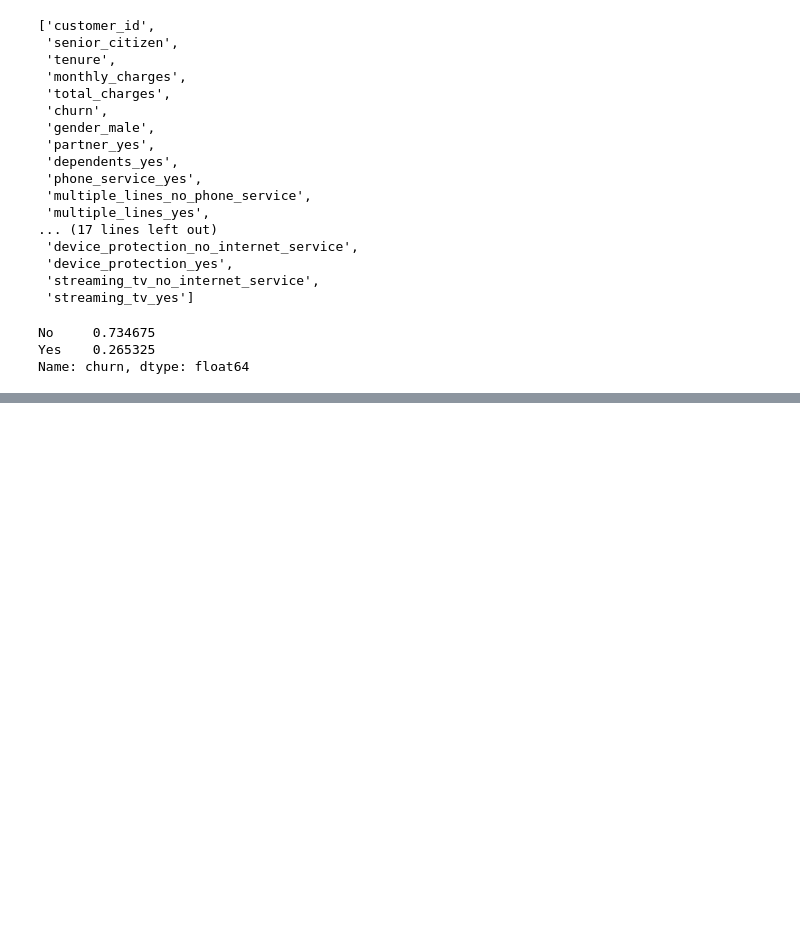
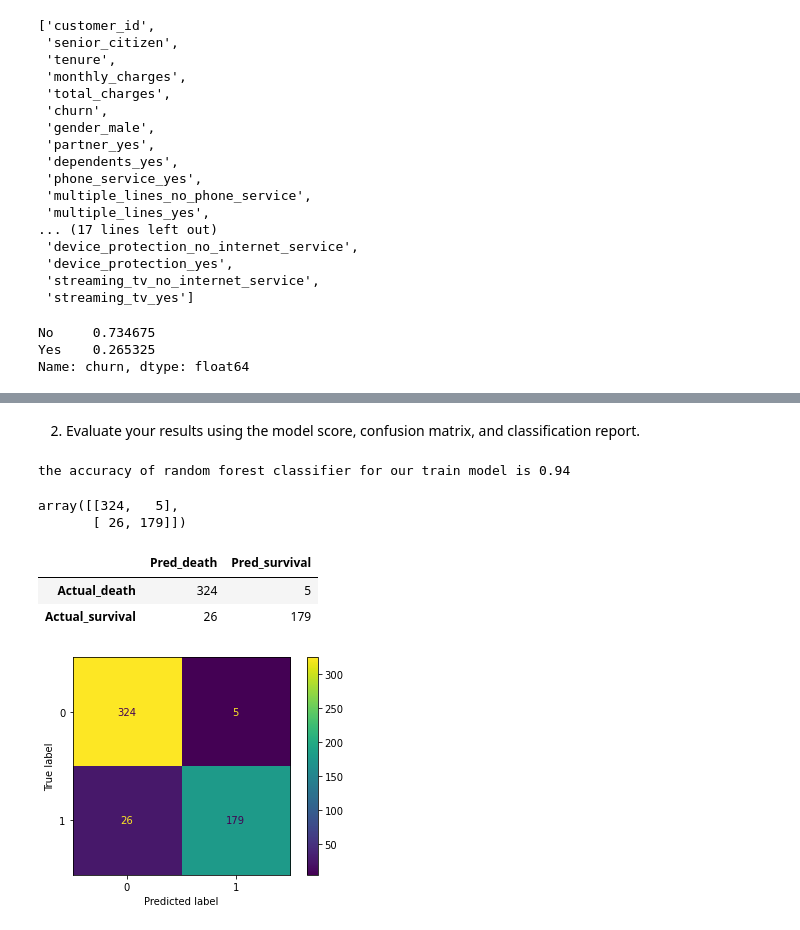
Before and after one commit to rajeshlamichhane04/classification_exercises, a Jupyter notebook: model.ipynb, the cells around one changed output, grey strips where cells are left out. Drawn from its saved outputs; the diff is of its cells as text; code cells hidden in the pictures; blank space fills up the shorter version.

```diff
--- a/model.ipynb
+++ b/model.ipynb
@@ -558,0 +599,35 @@ memory usage: 30.8 KB
+# %% [markdown]
+2. Evaluate your results using the model score, confusion matrix, and classification report.
+# %%
+#model score for accuracy, use model1.score
+print("the accuracy of random forest classifier for our train model is" , round(model1.score(X_train,y_train),2))
+# %% [output]
+the accuracy of random forest classifier for our train model is 0.94
+# %%
+#confusion matrix
+# we need y_pred to find confusion matrix of y_train and y_pred
+y_pred = model1.predict(X_train)
+# %%
+con=confusion_matrix(y_train,y_pred)
+con
+# %% [output]
+array([[324,   5],
+       [ 26, 179]])
+# %%
+#change confusion matrix into dataframe
+index_labels = ["Actual_death","Actual_survival"]
+index_columns = ["Pred_death","Pred_survival"]
+con_df = pd.DataFrame(con, index_labels, index_columns )
+con_df
+# %% [output]
+|  | Pred_death | Pred_survival |
+| Actual_death | 324 | 5 |
+| Actual_survival | 26 | 179 |
+# %%
+#cool confuison matrix
+disp = ConfusionMatrixDisplay(confusion_matrix=con, display_labels=model1.classes_)
+
+disp.plot()
+plt.show()
+# %% [output]
+[figure, added]
```
Also changed, not shown: parts of 70 cells of this notebook.
